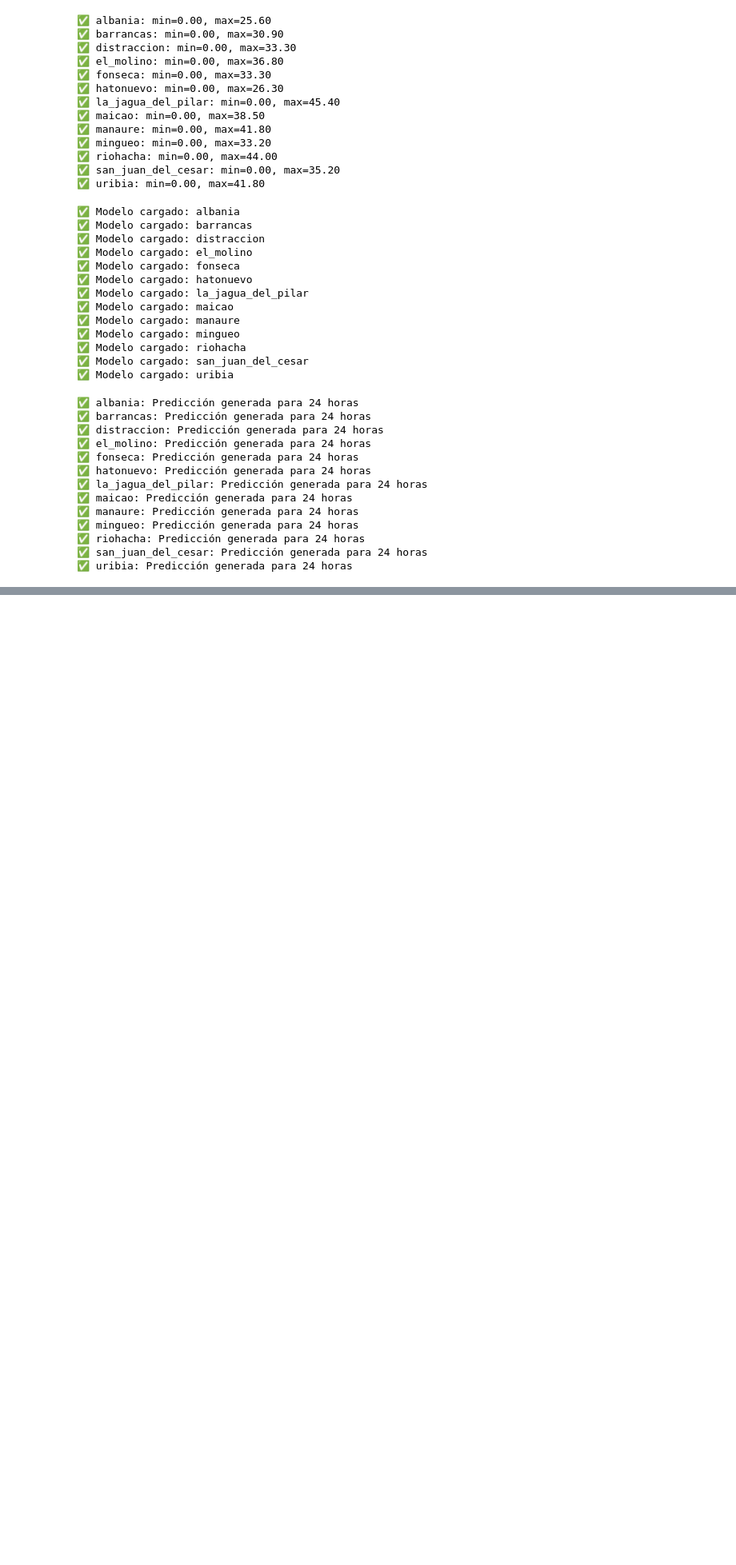
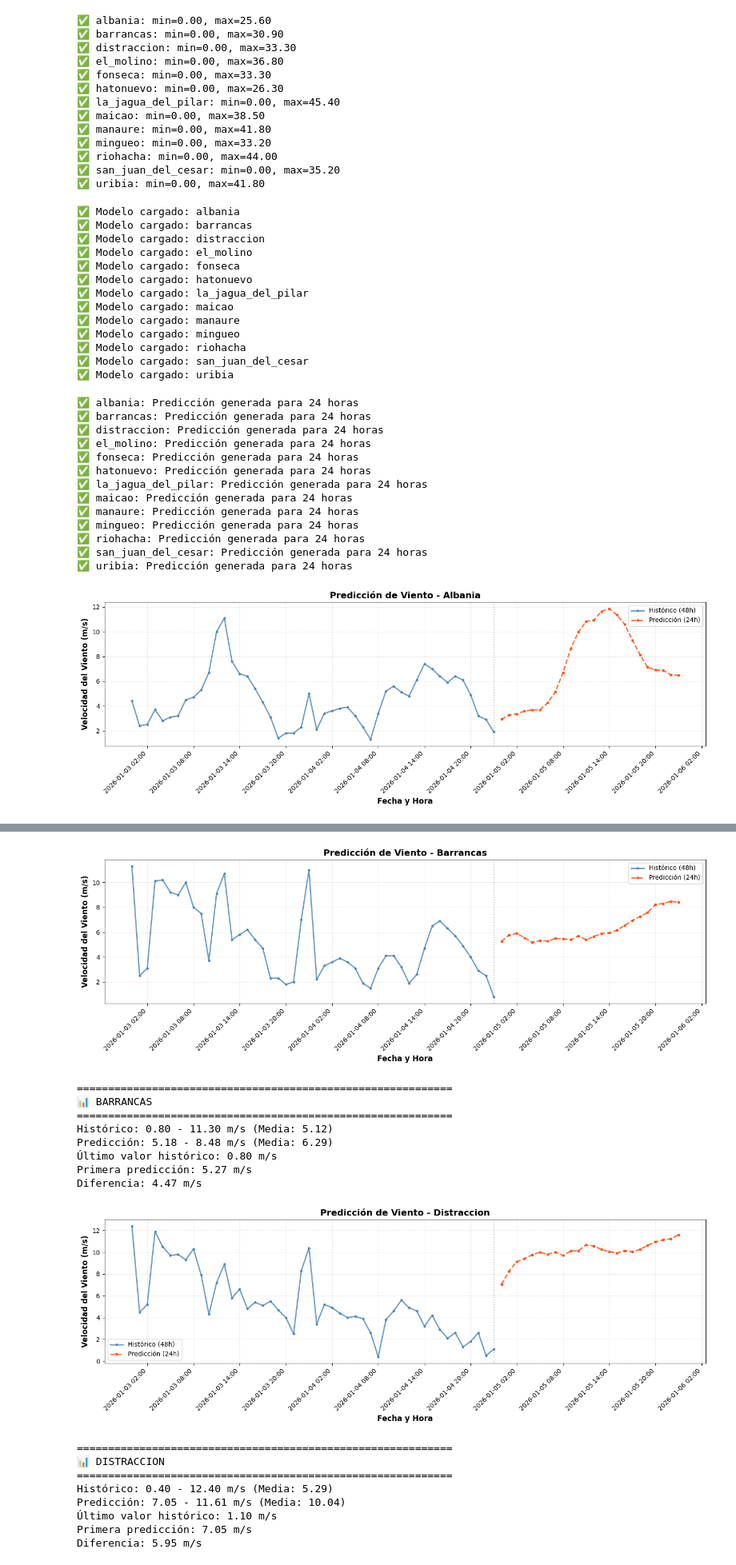
Before and after one commit to ealeongomez/GuajiraClimateAgents, a Jupyter notebook: notebooks/13_Forecast.ipynb, the cells around one changed output, grey strips where cells are left out. Shown at 80% size. Cells and saved outputs as stored; diff of their text form; code cells hidden in the pictures; blank space fills up the shorter version.

Commit message:
Add plots

```diff
--- a/notebooks/13_Forecast.ipynb
+++ b/notebooks/13_Forecast.ipynb
@@ -16,7 +17,7 @@ class DenseRFF_PT(nn.Module):
     def __init__(self, Nf, scale=None, gamma=None, normalization=True,
                  function="cos", trainable_scale=True, trainable_W=True,
                  seed=None, kernel='gaussian'):
-        super().__init__()
+        super().__init__()clear
         self.Nf = Nf
         self.gamma = gamma
         self.scale = scale
@@ -381,9 +382,58 @@ for mun in municipios:
 ✅ uribia: Predicción generada para 24 horas
 # %%
 for mun in municipios:
+    # Datos históricos (ventana de 48 horas)
+    historical_times = data_48h[mun]['datetime']
+    historical_wind = data_48h[mun]['wind_speed_10m']
+
+    # Predicciones (próximas 24 horas)
+    forecast_times = predictions[mun]['datetime']
+    forecast_wind = predictions[mun]['predicted_wind_speed_10m']
+
+    # Crear figura
+    fig, ax = plt.subplots(figsize=(14, 5))
+
+    # Graficar ventana histórica (48h)
+    ax.plot(historical_times, historical_wind,
+            marker='o', markersize=3, linewidth=2,
+            color='steelblue', label='Histórico (48h)', alpha=0.8)
+
+    # Graficar predicción (24h)
+    ax.plot(forecast_times, forecast_wind,
+            marker='s', markersize=3, linewidth=2,
+            color='orangered', label='Predicción (24h)', linestyle='--', alpha=0.8)
+
+    # Línea vertical separando histórico de predicción
+    ax.axvline(x=historical_times.iloc[-1], color='gray',
+               linestyle=':', linewidth=1.5, alpha=0.5)
+
+    # Formatear eje X
+    ax.xaxis.set_major_formatter(mdates.DateFormatter('%Y-%m-%d %H:%M'))
+    ax.xaxis.set_major_locator(mdates.HourLocator(interval=6))
+    plt.xticks(rotation=45, ha='right')
+
+    # Etiquetas y título
+    ax.set_xlabel('Fecha y Hora', fontsize=12, fontweight='bold')
+    ax.set_ylabel('Velocidad del Viento (m/s)', fontsize=12, fontweight='bold')
+    ax.set_title(f'Predicción de Viento - {mun.replace("_", " ").title()}',
+                 fontsize=14, fontweight='bold')
+
+    # Leyenda y grid
+    ax.legend(loc='best', fontsize=10, framealpha=0.9)
+    ax.grid(True, alpha=0.3, linestyle='--')
+
+    plt.tight_layout()
+    plt.show()
+
+    # Estadísticas
     print(f"\n{'='*60}")
-    print(f"Predicciones para: {mun.upper()}")
+    print(f"📊 {mun.upper()}")
     print(f"{'='*60}")
-    print(predictions[mun].head(10))
+    print(f"Histórico: {historical_wind.min():.2f} - {historical_wind.max():.2f} m/s (Media: {historical_wind.mean():.2f})")
+    print(f"Predicción: {min(forecast_wind):.2f} - {max(forecast_wind):.2f} m/s (Media: {sum(forecast_wind)/len(forecast_wind):.2f})")
+    print(f"Último valor histórico: {historical_wind.iloc[-1]:.2f} m/s")
+    print(f"Primera predicción: {forecast_wind.iloc[0]:.2f} m/s")
+    print(f"Diferencia: {(forecast_wind.iloc[0] - historical_wind.iloc[-1]):.2f} m/s")
 # %% [output]
+[figure, added]
 ============================================================
@@ -405,0 +447,18 @@ Predicciones para: ALBANIA
+[figure, added]
+============================================================
+📊 BARRANCAS
+============================================================
+Histórico: 0.80 - 11.30 m/s (Media: 5.12)
+Predicción: 5.18 - 8.48 m/s (Media: 6.29)
+Último valor histórico: 0.80 m/s
+Primera predicción: 5.27 m/s
+Diferencia: 4.47 m/s
+[figure, added]
+============================================================
+📊 DISTRACCION
+============================================================
+Histórico: 0.40 - 12.40 m/s (Media: 5.29)
+Predicción: 7.05 - 11.61 m/s (Media: 10.04)
+Último valor histórico: 1.10 m/s
+Primera predicción: 7.05 m/s
+Diferencia: 5.95 m/s
```
Also changed, not shown: parts of 2 cells of this notebook.
